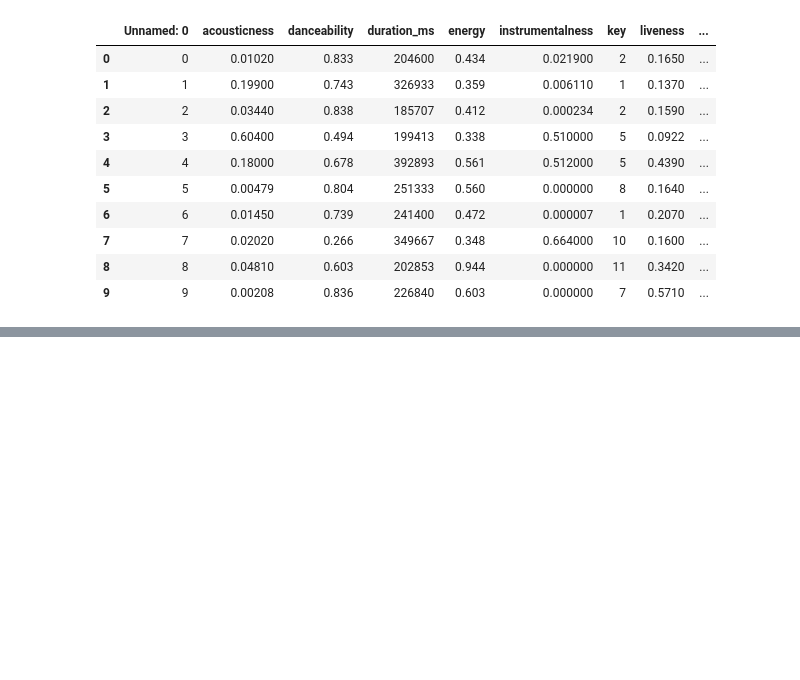
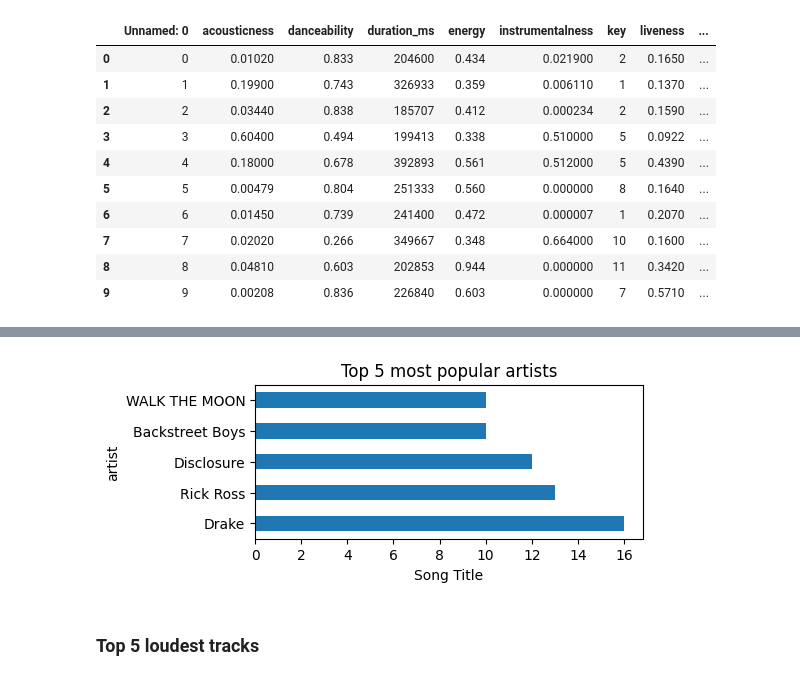
Before and after one commit to Akshat180/spotify, a Jupyter notebook: Untitled.ipynb, the cells around one changed output, grey strips where cells are left out. Cells and saved outputs as stored; diff of their text form; code cells hidden in the pictures; blank space fills up the shorter version.

```diff
--- a/Untitled.ipynb
+++ b/Untitled.ipynb
@@ -46,0 +138,10 @@ df.drop('Unnamed: 0',axis=1,inplace=True)
+# %%
+plt.figure(figsize=(5,2))
+t5.plot.barh()
+plt.xlabel('Song Title')
+plt.title('Top 5 most popular artists')
+plt.show()
+# %% [output]
+[figure, added]
+# %% [markdown]
+### Top 5 loudest tracks
```
Also changed, not shown: parts of 19 cells of this notebook.
